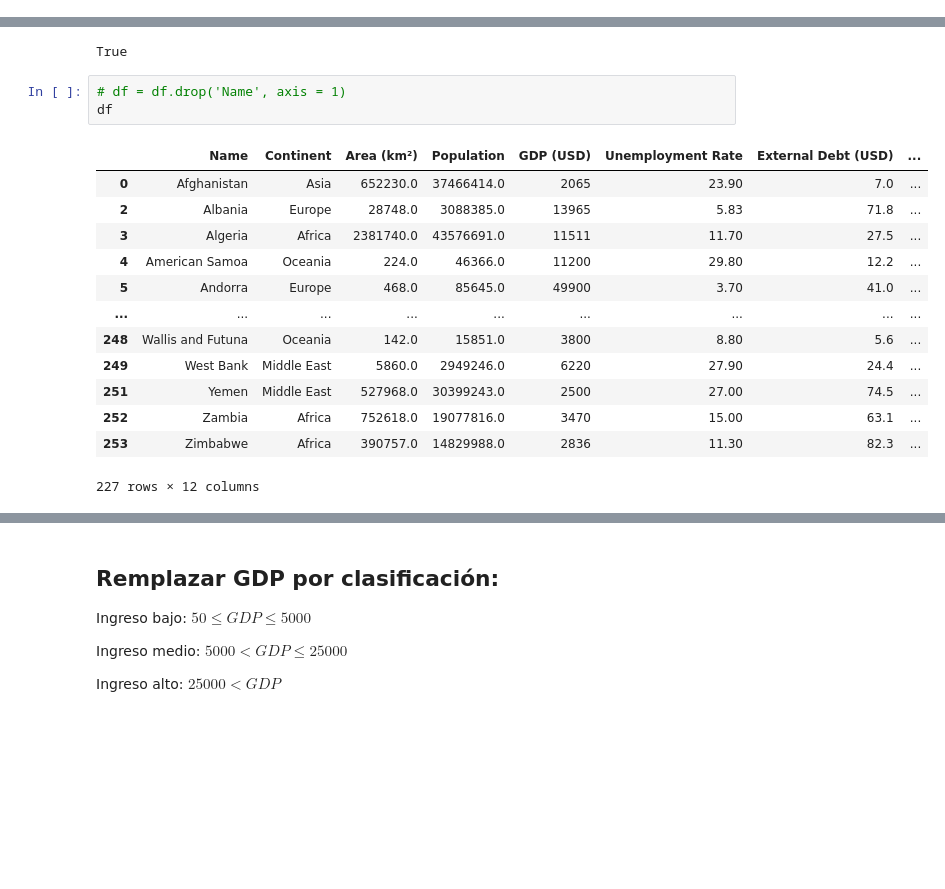
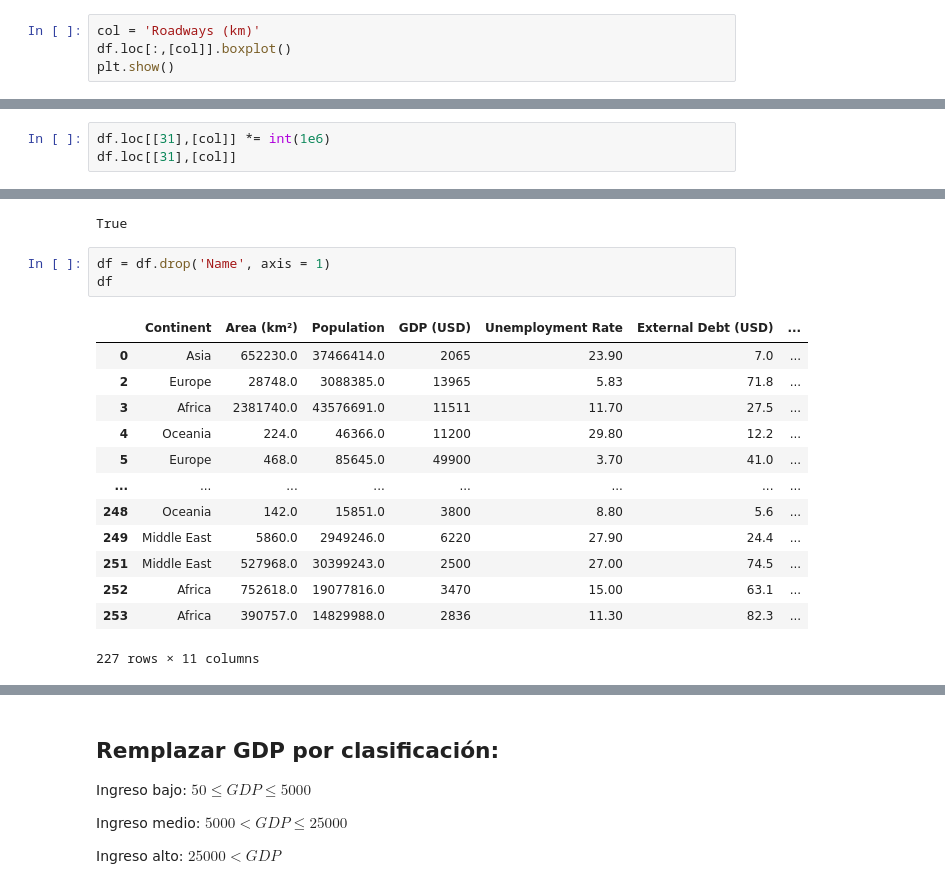
Before and after one commit to dui-luis-alberto-37/sklearn_cross_vall, a Jupyter notebook: Proyecto2_LuisAlbertoGarciaOrozco.ipynb, the cells around one changed output, grey strips where cells are left out. Drawn from its saved outputs; the diff is of its cells as text; blank space fills up the shorter version.

```diff
--- a/Proyecto2_LuisAlbertoGarciaOrozco.ipynb
+++ b/Proyecto2_LuisAlbertoGarciaOrozco.ipynb
@@ -460,3 +505,7 @@ df[df[col] <= 300].sort_values(col)
 200 rows × 12 columns
 # %% [markdown]
 ### Roadways (km)
+# %%
+col = 'Roadways (km)'
+df.loc[:,[col]].boxplot()
+plt.show()
@@ -462,0 +548,3 @@ df[df[col] <= 300].sort_values(col)
+# %%
+df.loc[[31],[col]] *= int(1e6)
+df.loc[[31],[col]]
@@ -471,20 +602,20 @@ df['Name'].nunique() == df.shape[0]
 # %% [output]
 True
 # %%
-# df = df.drop('Name', axis = 1)
+df = df.drop('Name', axis = 1)
 df
 # %% [output]
-|  | Name | Continent | Area (km²) | Population | GDP (USD) | Unemployment Rate | External Debt (USD) | ... |
-| 0 | Afghanistan | Asia | 652230.0 | 37466414.0 | 2065 | 23.90 | 7.0 | ... |
-| 2 | Albania | Europe | 28748.0 | 3088385.0 | 13965 | 5.83 | 71.8 | ... |
-| 3 | Algeria | Africa | 2381740.0 | 43576691.0 | 11511 | 11.70 | 27.5 | ... |
-| 4 | American Samoa | Oceania | 224.0 | 46366.0 | 11200 | 29.80 | 12.2 | ... |
-| 5 | Andorra | Europe | 468.0 | 85645.0 | 49900 | 3.70 | 41.0 | ... |
-| ... | ... | ... | ... | ... | ... | ... | ... | ... |
-| 248 | Wallis and Futuna | Oceania | 142.0 | 15851.0 | 3800 | 8.80 | 5.6 | ... |
-| 249 | West Bank | Middle East | 5860.0 | 2949246.0 | 6220 | 27.90 | 24.4 | ... |
-| 251 | Yemen | Middle East | 527968.0 | 30399243.0 | 2500 | 27.00 | 74.5 | ... |
-| 252 | Zambia | Africa | 752618.0 | 19077816.0 | 3470 | 15.00 | 63.1 | ... |
-| 253 | Zimbabwe | Africa | 390757.0 | 14829988.0 | 2836 | 11.30 | 82.3 | ... |
+|  | Continent | Area (km²) | Population | GDP (USD) | Unemployment Rate | External Debt (USD) | ... |
+| 0 | Asia | 652230.0 | 37466414.0 | 2065 | 23.90 | 7.0 | ... |
+| 2 | Europe | 28748.0 | 3088385.0 | 13965 | 5.83 | 71.8 | ... |
+| 3 | Africa | 2381740.0 | 43576691.0 | 11511 | 11.70 | 27.5 | ... |
+| 4 | Oceania | 224.0 | 46366.0 | 11200 | 29.80 | 12.2 | ... |
+| 5 | Europe | 468.0 | 85645.0 | 49900 | 3.70 | 41.0 | ... |
+| ... | ... | ... | ... | ... | ... | ... | ... |
+| 248 | Oceania | 142.0 | 15851.0 | 3800 | 8.80 | 5.6 | ... |
+| 249 | Middle East | 5860.0 | 2949246.0 | 6220 | 27.90 | 24.4 | ... |
+| 251 | Middle East | 527968.0 | 30399243.0 | 2500 | 27.00 | 74.5 | ... |
+| 252 | Africa | 752618.0 | 19077816.0 | 3470 | 15.00 | 63.1 | ... |
+| 253 | Africa | 390757.0 | 14829988.0 | 2836 | 11.30 | 82.3 | ... |
-227 rows × 12 columns
+227 rows × 11 columns
 # %%
```
Also changed, not shown: parts of 58 cells of this notebook, 2 other files.
